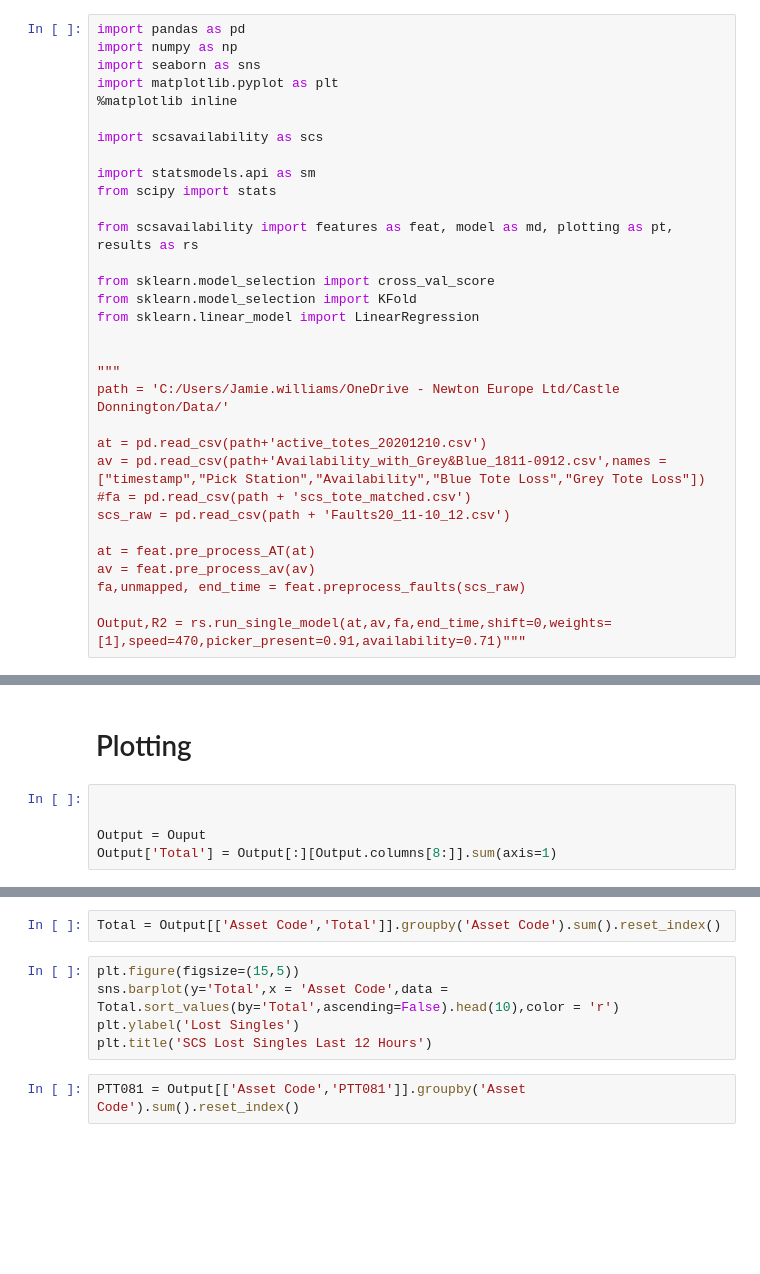
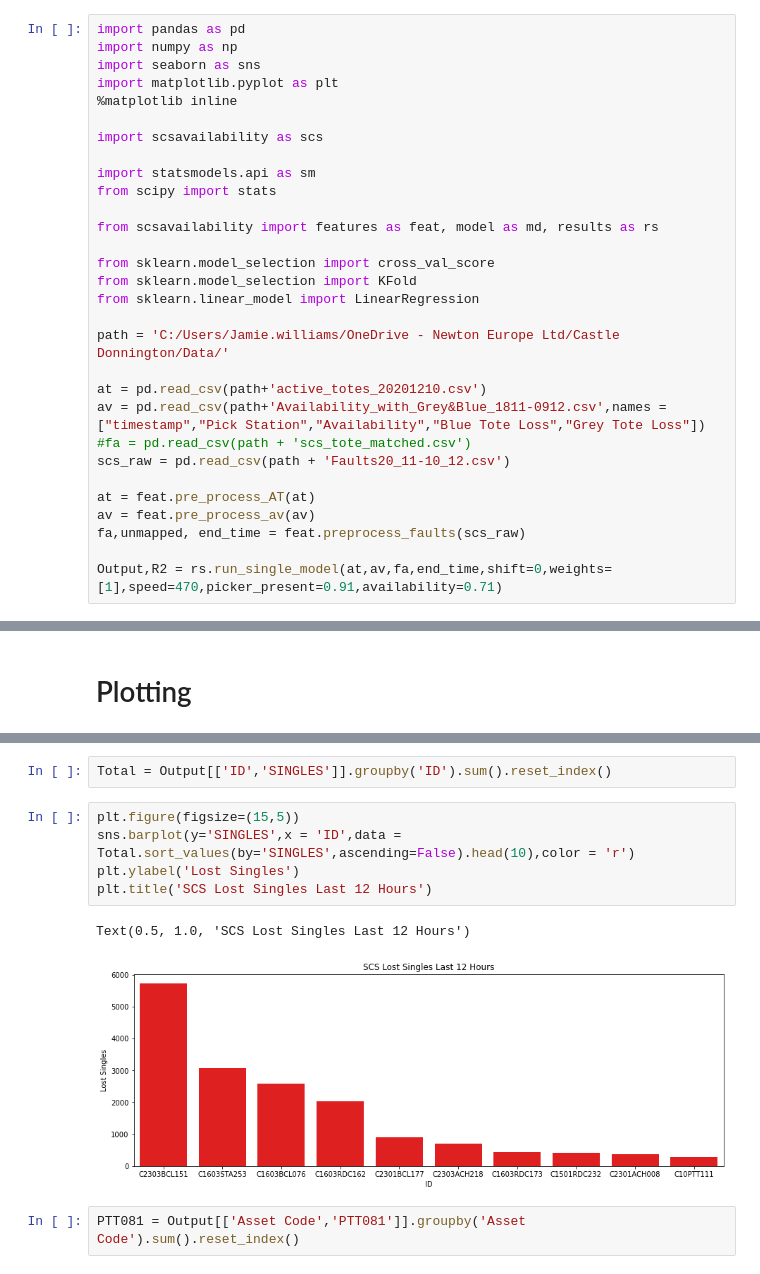
Before and after one commit to ch4413/scs, a Jupyter notebook: notebooks/Basic Model Jamie.ipynb, the cells around one changed output, grey strips where cells are left out. Drawn from its saved outputs; the diff is of its cells as text; blank space fills up the shorter version.

Commit message:
Updated output file column names, updated config file and added in cache scada data check

```diff
--- a/notebooks/Basic Model Jamie.ipynb
+++ b/notebooks/Basic Model Jamie.ipynb
@@ -10,14 +10,12 @@ import scsavailability as scs
 import statsmodels.api as sm
 from scipy import stats
 
-from scsavailability import features as feat, model as md, plotting as pt, results as rs
+from scsavailability import features as feat, model as md, results as rs
 
 from sklearn.model_selection import cross_val_score
 from sklearn.model_selection import KFold
 from sklearn.linear_model import LinearRegression
 
-
-"""
 path = 'C:/Users/Jamie.williams/OneDrive - Newton Europe Ltd/Castle Donnington/Data/'
 
 at = pd.read_csv(path+'active_totes_20201210.csv')
@@ -29,5 +27,5 @@ at = feat.pre_process_AT(at)
 av = feat.pre_process_av(av)
 fa,unmapped, end_time = feat.preprocess_faults(scs_raw)
 
-Output,R2 = rs.run_single_model(at,av,fa,end_time,shift=0,weights=[1],speed=470,picker_present=0.91,availability=0.71)"""
+Output,R2 = rs.run_single_model(at,av,fa,end_time,shift=0,weights=[1],speed=470,picker_present=0.91,availability=0.71)
 # %% [output]
@@ -176,7 +165,2 @@ R2_OOS
 # %% [markdown]
 # Plotting
-# %%
-
-
-Output = Ouput
-Output['Total'] = Output[:][Output.columns[8:]].sum(axis=1)
@@ -185,10 +183,13 @@ NameError: name 'Ouput' is not defined
 # %%
-Total = Output[['Asset Code','Total']].groupby('Asset Code').sum().reset_index()
+Total = Output[['ID','SINGLES']].groupby('ID').sum().reset_index()
 # %%
 plt.figure(figsize=(15,5))
-sns.barplot(y='Total',x = 'Asset Code',data = Total.sort_values(by='Total',ascending=False).head(10),color = 'r')
+sns.barplot(y='SINGLES',x = 'ID',data = Total.sort_values(by='SINGLES',ascending=False).head(10),color = 'r')
 plt.ylabel('Lost Singles')
 plt.title('SCS Lost Singles Last 12 Hours')
+# %% [output]
+Text(0.5, 1.0, 'SCS Lost Singles Last 12 Hours')
+[figure, added]
 # %%
 PTT081 = Output[['Asset Code','PTT081']].groupby('Asset Code').sum().reset_index()
 # %%
```
Also changed, not shown: parts of 18 cells of this notebook, 7 other files.
